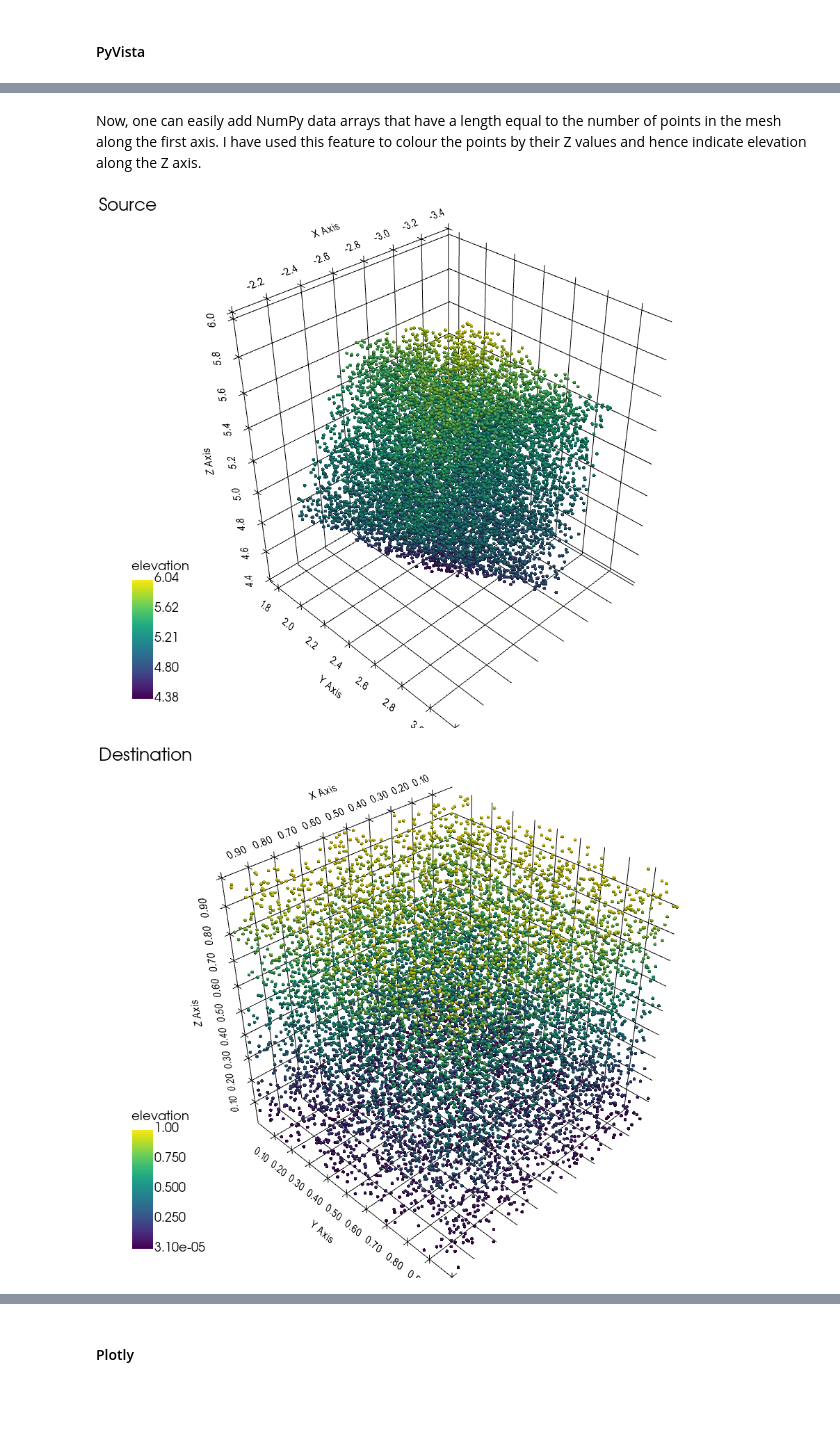
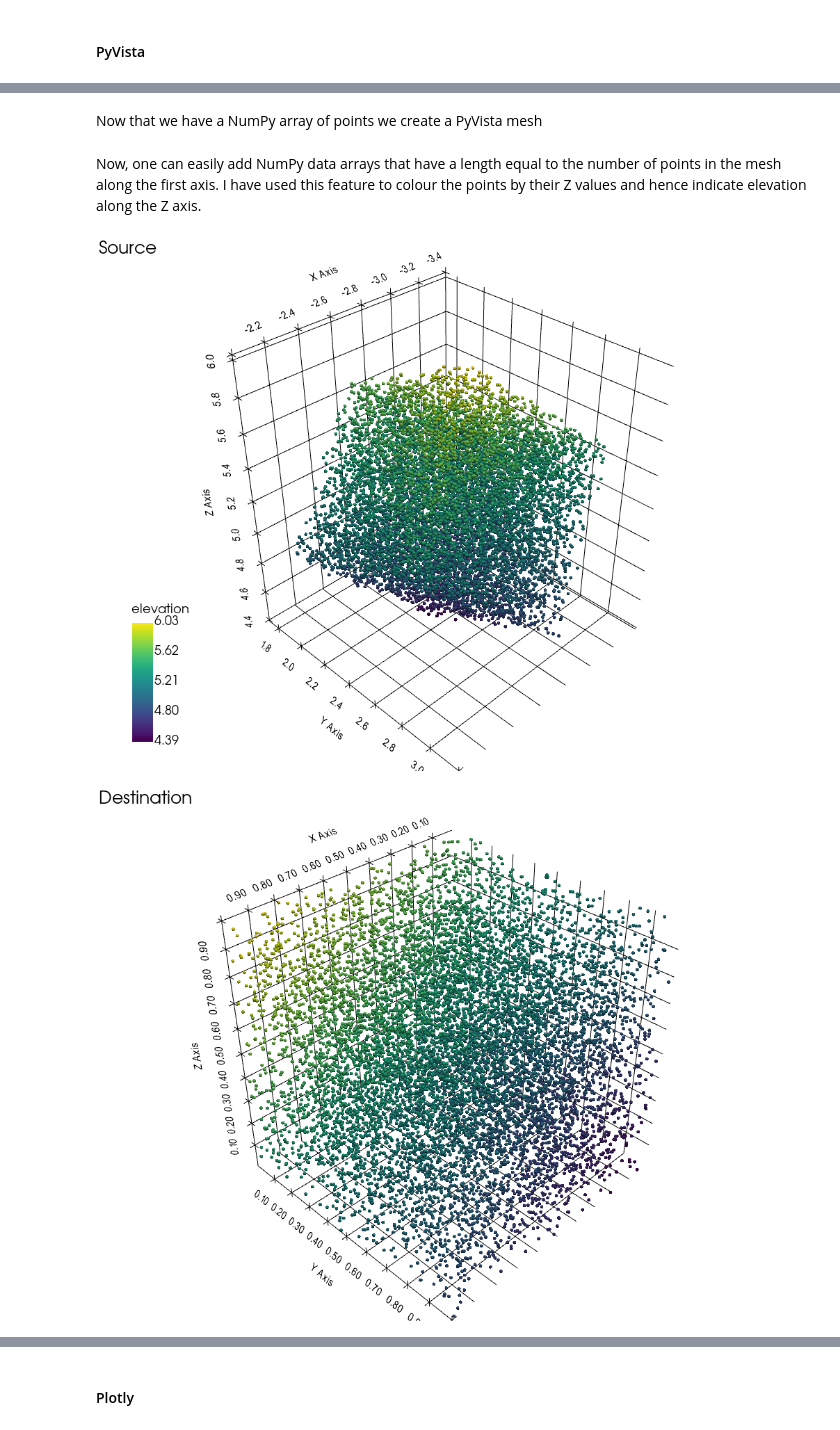
Before and after one commit to JyotiSunkara/ICP, a Jupyter notebook: Plotting Point Clouds.ipynb, the cells around one changed output, grey strips where cells are left out. Saved outputs shown, nothing was run; the diff lists cells and outputs as text; code cells hidden in the pictures; blank space fills up the shorter version.

```diff
--- a/Plotting Point Clouds.ipynb
+++ b/Plotting Point Clouds.ipynb
@@ -80,6 +74,8 @@ Yangle = pi/4
 Zangle = pi/2
 angle =  np.array([Xangle, Yangle, Zangle])
 movedData, sourceData = generateData(10000, angle, shift)
+# %% [markdown]
+Now that we have a NumPy array of points we create a PyVista mesh
 # %%
 sourceCloud = pv.PolyData(sourceData)
 destinationCloud = pv.PolyData(movedData)
@@ -87,34 +83,33 @@ destinationCloud = pv.PolyData(movedData)
 Now, one can easily add NumPy data arrays that have a length equal to the number of points in the mesh along the
 first axis. I have used this feature to colour the points by their Z values and hence indicate elevation along the Z axis.
 # %%
-# Create the data array using z-component of points array  and add it to the point cloud as "elevation"
 Zsource = sourceData[:,-1]
 sourceCloud["elevation"] = Zsource
 
 Zmoved = movedData[:,-1]
-destinationCloud["elevation"] = Zmoved
+destinationCloud["elevation"] = Zsource
 # %%
 plotter = pv.Plotter()
 sargs = dict(height=0.25, vertical=True, position_x=0.05, position_y=0.05)
 plotter.add_text("Source", font_size=10)
 plotter.add_mesh(sourceCloud,
                  point_size = 5,
                  render_points_as_spheres = True,
                  scalar_bar_args=sargs)
 plotter.show_grid()
 plotter.show()
 
 plotter = pv.Plotter()
 plotter.add_text("Destination", font_size=10)
 plotter.add_mesh(destinationCloud,
                  point_size = 5,
                  render_points_as_spheres = True,
-                 scalar_bar_args=sargs)
+                 show_scalar_bar=False)
 plotter.show_grid()
 plotter.show()
 # %% [output]
-[figure, old version]
+[figure, new version]
-[figure, old version]
+[figure, new version]
 # %%
 shift =  np.array([[-2], [2], [5]])
 Xangle = pi/7
```
Also changed, not shown: parts of 8 cells of this notebook, 6 other files.
